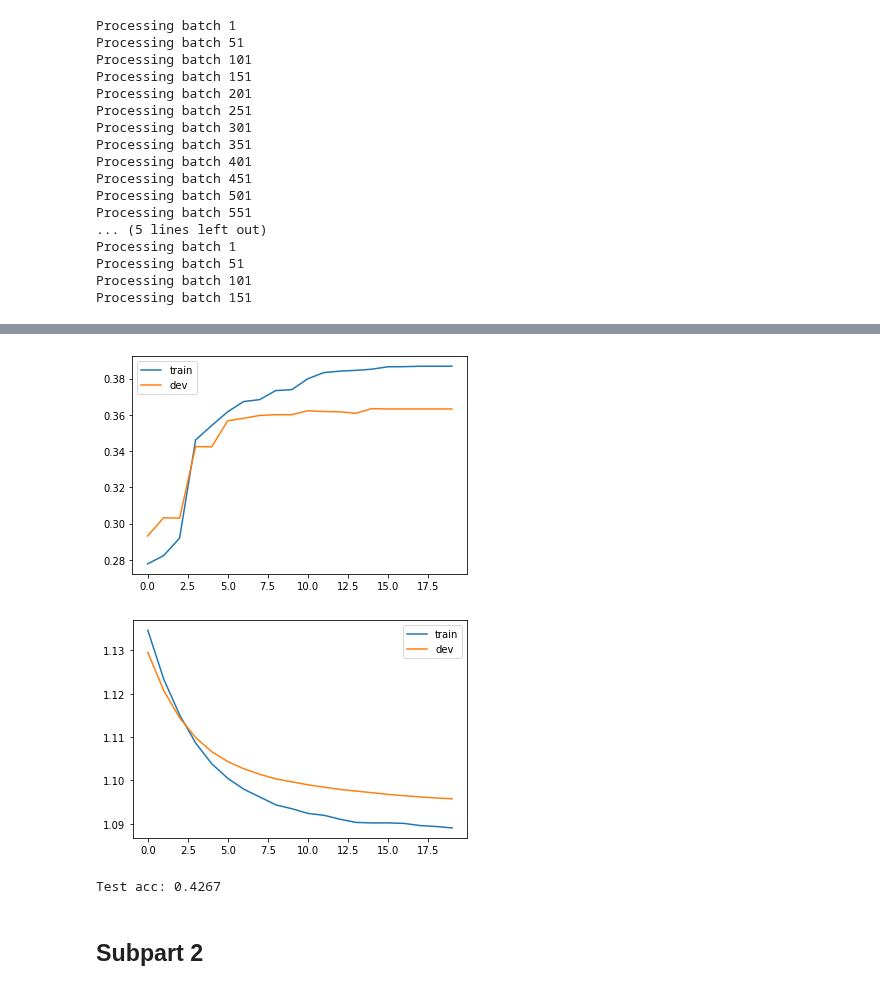
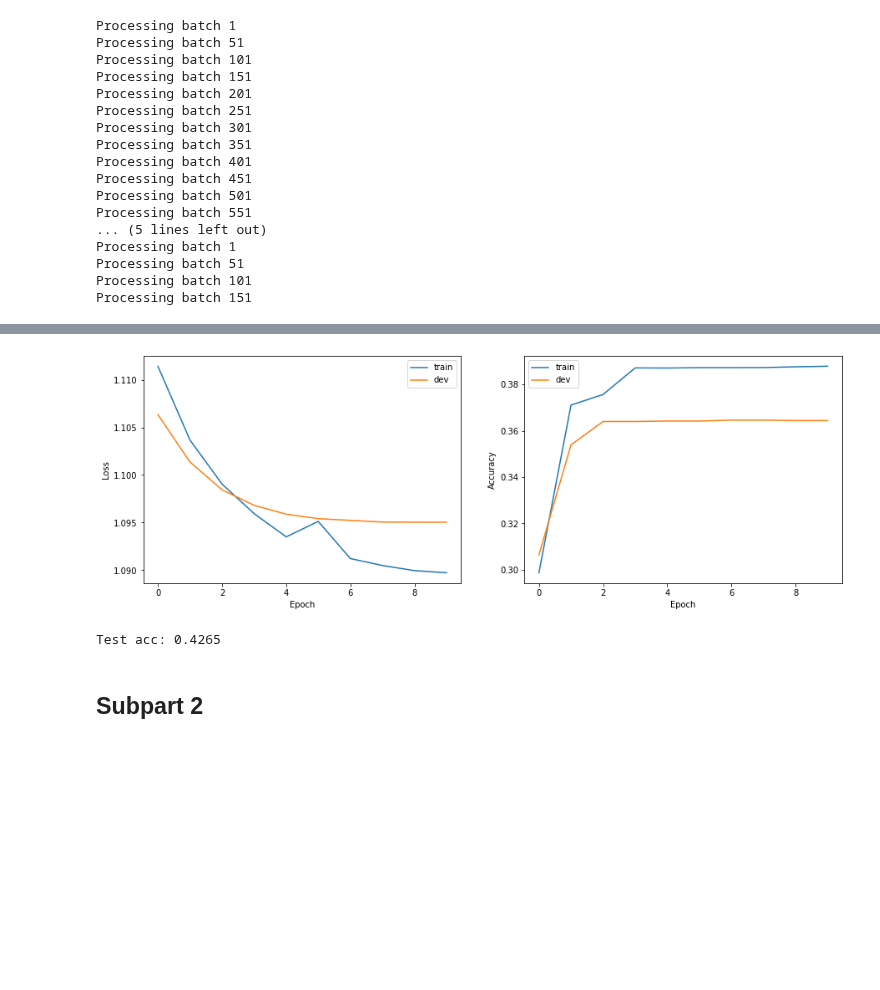
Before and after one commit to saeedzou/Multi-modal-Sentiment-Analysis-on-MSCTD-Dataset, a Jupyter notebook: Phase 1.ipynb, the cells around one changed output, grey strips where cells are left out. Drawn from its saved outputs; the diff is of its cells as text; code cells hidden in the pictures; blank space fills up the shorter version.

```diff
--- a/Phase 1.ipynb
+++ b/Phase 1.ipynb
@@ -515,7 +515,7 @@ face_transform = transforms.Compose([
     transforms.ToPILImage(),
     transforms.Resize((224, 224)),
     transforms.ToTensor(),
-    transforms.Normalize(mean=[0.485, 0.456, 0.406], std=[0.229, 0.224, 0.225])
+    transforms.Normalize(mean=[0.3351, 0.2359, 0.2032], std=[0.1362, 0.1126, 0.1050])
 ])
 face_sentiment_counter = FaceSentimentCounter(face_detector, model, face_transform)
 # %%
@@ -587,7 +616,7 @@ class MLP(nn.Module):
         return x
 
 # define the model
-sentiment_classifier = MLP(3, 10, 3)
+sentiment_classifier = MLP(3, 20, 3)
 sentiment_classifier = sentiment_classifier.to(device)
 
 # define the loss function
@@ -627,5 +627,5 @@ torch.save(test_dataset, "test_dataset.pt")
 # %%
-n_epochs = 20
+n_epochs = 10
 train_losses = []
 train_accs = []
 dev_losses = []
@@ -689,15 +689,7 @@ Dev loss: 1.0958, Dev acc: 0.3632
-# %%
-plt.plot(train_accs, label='train')
-plt.plot(dev_accs, label='dev')
-plt.legend()
-plt.show()
-plt.plot(train_losses, label='train')
-plt.plot(dev_losses, label='dev')
-plt.legend()
-plt.show()
-# %% [output]
-[figure, removed]
-[figure, removed]
+# %%
+plot_train_dev(train_losses, train_accs, dev_losses, dev_accs)
+# %% [output]
+[figure, added]
 # %%
 # test
 sentiment_classifier.eval()
@@ -711,7 +703,7 @@ with torch.no_grad():
 test_acc = test_correct / len(test_loader.dataset)
 print(f"Test acc: {test_acc:.4f}")
 # %% [output]
-Test acc: 0.4267
+Test acc: 0.4265
 # %% [markdown]
 ## Subpart 2
 # %% [markdown]
```
Also changed, not shown: parts of 3 cells of this notebook.
